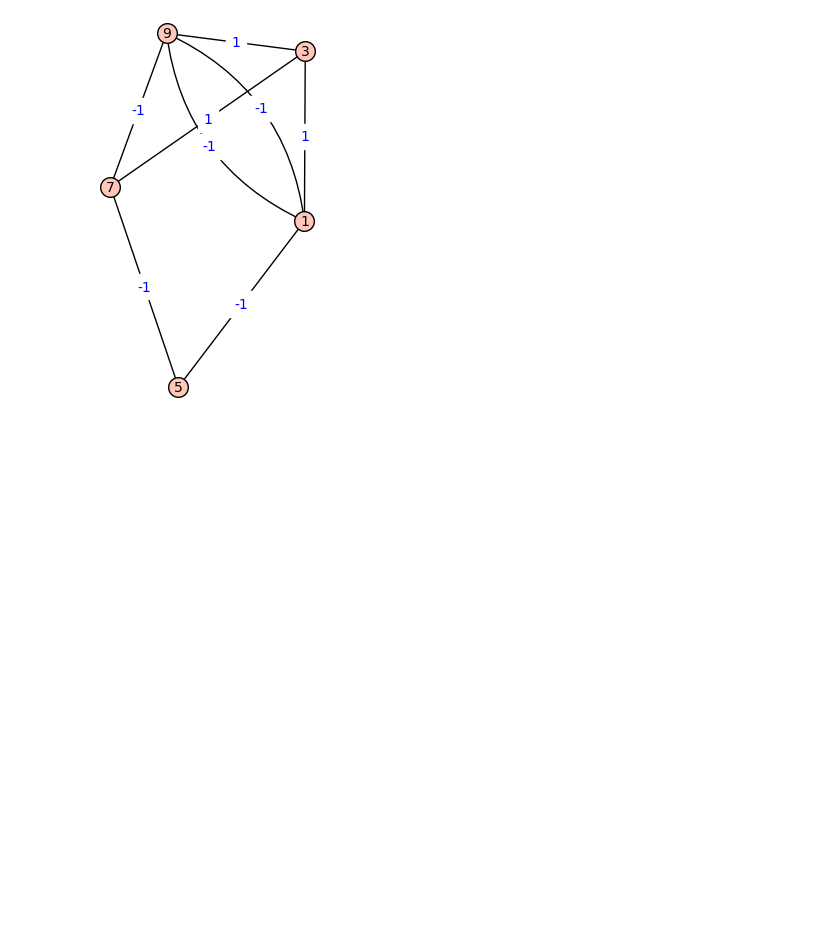
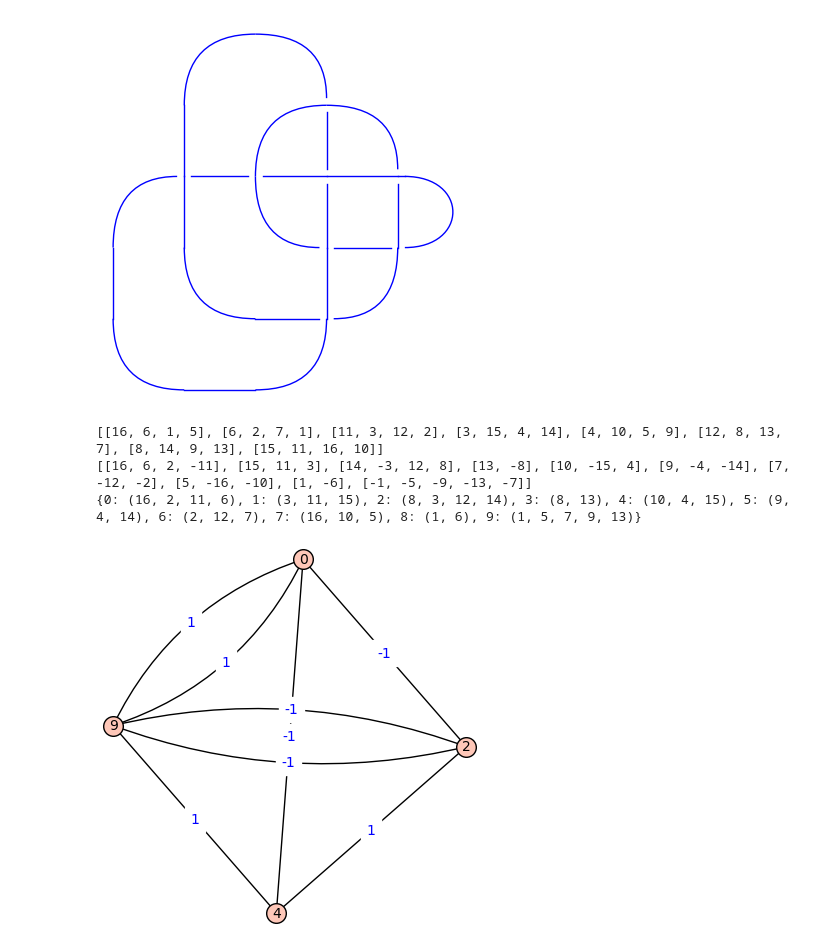
Before and after one commit to sadboyneedcodes/REU2024, a Jupyter notebook: late_night.ipynb, the cells around one changed output. Cells and saved outputs as stored; diff of their text form; code cells hidden in the pictures; blank space fills up the shorter version.

```diff
--- a/late_night.ipynb
+++ b/late_night.ipynb
@@ -46,8 +60,5 @@ def decorate_and_plot_graph(g):
 # %%
-from collections import defaultdict
 import sage.graphs.graph as graph
-
-K = knot_from_table(8,20)
 
 def tait_graph(K):
     regions = abs_regions(K)
@@ -59,12 +70,12 @@ def tait_graph(K):
     faces_static = {index: tuple(region) for index, region in enumerate(regions)}
     faces = {tuple(region): index for index, region in enumerate(regions)}
     #print(faces)
-    #print(faces_static)
+    print(faces_static)
     edges = []
     seen = []
     #seen_weights = []
     for ind in range(len(faces)):
-        common_list = [c for c in crossings if len(intersection(faces_static[ind], c)) == 2]
+        common_list = [c for c in crossings if len(set(faces_static[ind]).intersection(c)) == 2]
 
         weight_check = [p for p in pd_code for c in common_list if common_elements(p,c) == 4]
 
@@ -98,5 +109,3 @@ def tait_graph(K):
     if len(components) > 2:
         raise ValueError('The link diagram is split.')
     return G.subgraph(components[0]), G.subgraph(components[1])
-# %% [output]
-[figure, removed]
@@ -106,0 +112,15 @@ decorate_and_plot_graph(white)
+# %%
+K = knot_from_table(8,19)
+K.plot().show()
+print(K.pd_code())
+print(K.regions())
+black, white = tait_graph(K)
+
+decorate_and_plot_graph(white)
+decorate_and_plot_graph(black)
+# %% [output]
+[figure, added]
+[[16, 6, 1, 5], [6, 2, 7, 1], [11, 3, 12, 2], [3, 15, 4, 14], [4, 10, 5, 9], [12, 8, 13, 7], [8, 14, 9, 13], [15, 11, 16, 10]]
+[[16, 6, 2, -11], [15, 11, 3], [14, -3, 12, 8], [13, -8], [10, -15, 4], [9, -4, -14], [7, -12, -2], [5, -16, -10], [1, -6], [-1, -5, -9, -13, -7]]
+{0: (16, 2, 11, 6), 1: (3, 11, 15), 2: (8, 3, 12, 14), 3: (8, 13), 4: (10, 4, 15), 5: (9, 4, 14), 6: (2, 12, 7), 7: (16, 10, 5), 8: (1, 6), 9: (1, 5, 7, 9, 13)}
+[figure, added]
```
Also changed, not shown: parts of 4 cells of this notebook, 9 other files.
